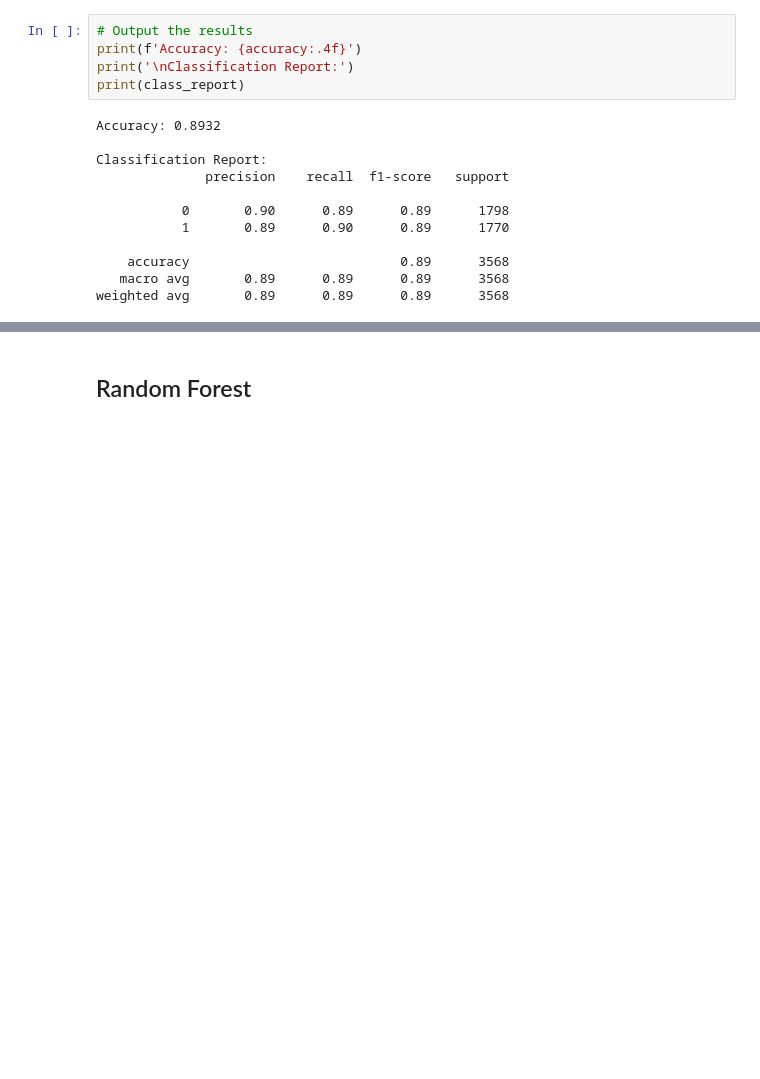
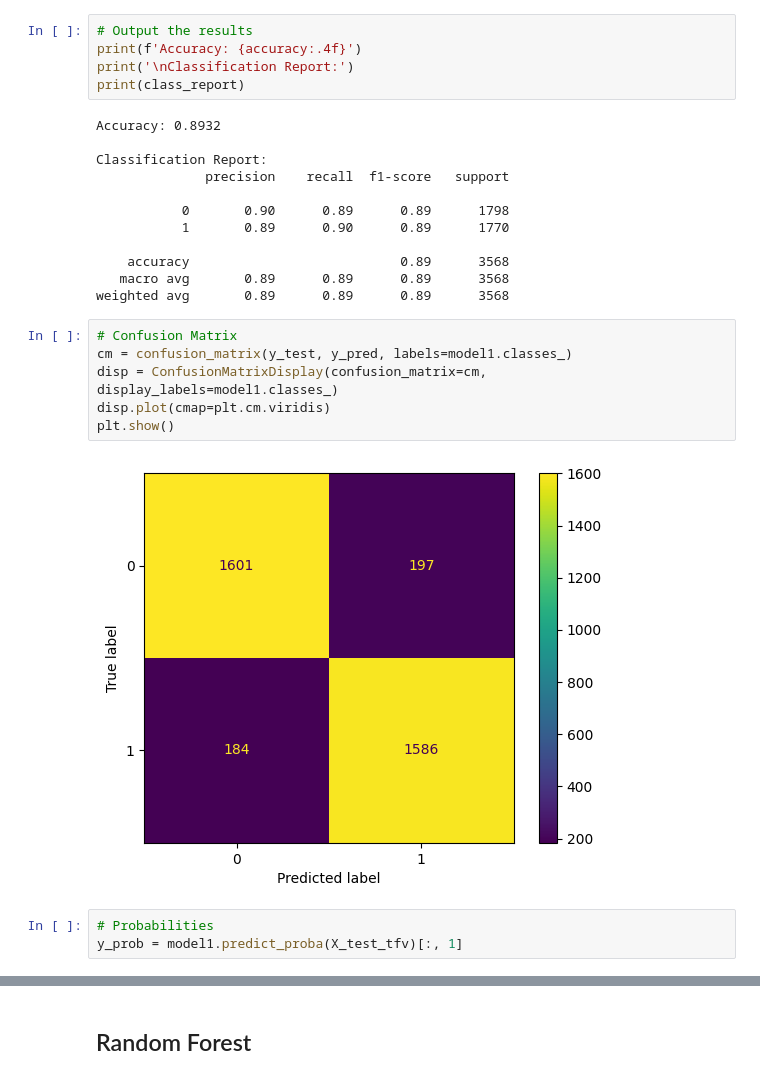
Before and after one commit to DeepraMazumder/Hotel-Reviews-Sentiment-Analysis, a Jupyter notebook: notebooks/Hotel_Sentiment_Analysis.ipynb, the cells around one changed output, grey strips where cells are left out. Cells and saved outputs as stored; diff of their text form; blank space fills up the shorter version.

```diff
--- a/notebooks/Hotel_Sentiment_Analysis.ipynb
+++ b/notebooks/Hotel_Sentiment_Analysis.ipynb
@@ -119,3 +119,14 @@ Classification Report:
     accuracy                           0.89      3568
    macro avg       0.89      0.89      0.89      3568
 weighted avg       0.89      0.89      0.89      3568
+# %%
+# Confusion Matrix
+cm = confusion_matrix(y_test, y_pred, labels=model1.classes_)
+disp = ConfusionMatrixDisplay(confusion_matrix=cm, display_labels=model1.classes_)
+disp.plot(cmap=plt.cm.viridis)
+plt.show()
+# %% [output]
+[figure, added]
+# %%
+# Probabilities
+y_prob = model1.predict_proba(X_test_tfv)[:, 1]
```
Also changed, not shown: parts of 20 cells of this notebook, 4 other files.
